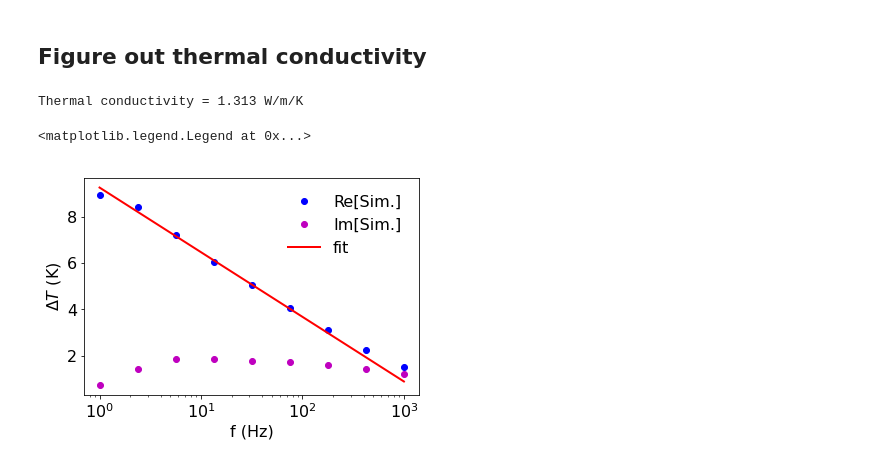
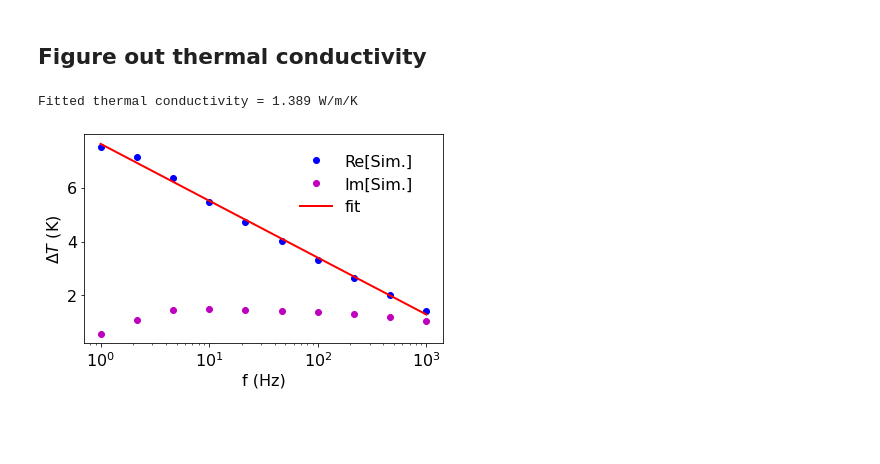
Before and after one commit to microncubed/3-omega, a Jupyter notebook: scripts/01_run_simulations.ipynb, the cells around one changed output. Cells and saved outputs as stored; diff of their text form; code cells hidden in the pictures; blank space fills up the shorter version.

```diff
--- a/scripts/01_run_simulations.ipynb
+++ b/scripts/01_run_simulations.ipynb
@@ -47,0 +156,9 @@ glass_True
+# %%
+Ts_real = []
+Ts_imag = []
+
+for i,freq in enumerate(freqs):
+    T_real = np.average(out[i].real[(nx//2-half_width):(nx//2+half_width),ny//2-1:ny//2])
+    Ts_real.append(T_real)
+    T_imag = np.average(out[i].imag[(nx//2-half_width):(nx//2+half_width),ny//2-1:ny//2])
+    Ts_imag.append(T_imag)
@@ -102,14 +181,0 @@ if save_file==True:
-# %%
-freqs = np.logspace(0,3,9)
-
-out = []
-
-for freq in freqs:
-    k_in,c_in,rho_in,Q_in,v_in,x,y,dx,dy,nx,ny = models.single_wire(glass=glass,half_width = half_width)
-    pf = PoissonFlow2D(Q_in,k_in,v_in,dx,dy,c_in,rho_in,freq)
-    out.append(pf.sparseSolve())
-
-
-#Use microns as units for plotting
-x = x*1e6
-y = y*1e6
@@ -137,12 +182,3 @@ The real and imaginary parts of the average temperature over the heater.
-# %%
-Ts_real = []
-Ts_imag = []
-
-for i,freq in enumerate(freqs):
-    T_real = np.average(out[i].real[(200-half_width):(200+half_width),99:100])
-    Ts_real.append(T_real)
-    T_imag = np.average(out[i].imag[(200-half_width):(200+half_width),99:100])
-    Ts_imag.append(T_imag)
 # %% [markdown]
 ## Analytic solution 1
 For an infinitely narrow heater over a semi-infinite half-volume. Cahill equation 1 - from Carslaw and Jaeger.
@@ -189,21 +227,24 @@ fig.legend(frameon = False,loc = [0.65,0.65])
 # %%
 def log_fit(x,a,b):
     return a*np.log(x)+b
 
-popt,pcov = curve_fit(log_fit,freqs[2:6],Ts_real[2:6])
+popt,pcov = curve_fit(log_fit,freqs,Ts_real)
 
-print('Thermal conductivity = {:0.3f} W/m/K'.format(-P/np.pi/popt[0]/2))
+print('Fitted thermal conductivity = {:0.3f} W/m/K'.format(-P/np.pi/popt[0]/2))
 
 fig,ax=plt.subplots(1,1,figsize=[6,4])
 ax.semilogx(freqs,Ts_real,'.',markersize=12,color='b',label='Re[Sim.]')
 ax.semilogx(freqs,Ts_imag,'.',markersize=12,color='m',label='Im[Sim.]')
 
 ax.semilogx(freqs,log_fit(np.array(freqs),*popt), linewidth = 2, alpha = 1, color='r',label = 'fit')
 
 ax.set_ylabel('$\Delta T$ (K)')
 ax.set_xlabel('f (Hz)')
 fig.legend(frameon = False,loc = [0.62,0.65])
+
+fig.tight_layout()
+if save_file==True:
+    fig.savefig(figpath+'/'+material+'_sim_fit.png',dpi=300)
 # %% [output]
-Thermal conductivity = 1.313 W/m/K
+Fitted thermal conductivity = 1.389 W/m/K
-<matplotlib.legend.Legend at 0x...>
-[figure, old version]
+[figure, new version]
```
Also changed, not shown: parts of 24 cells of this notebook, 13 other files.
